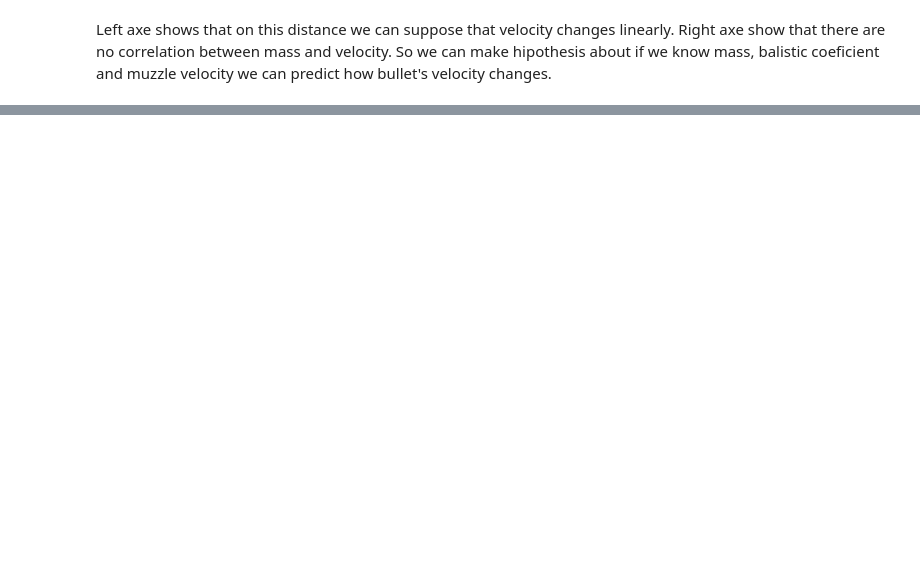
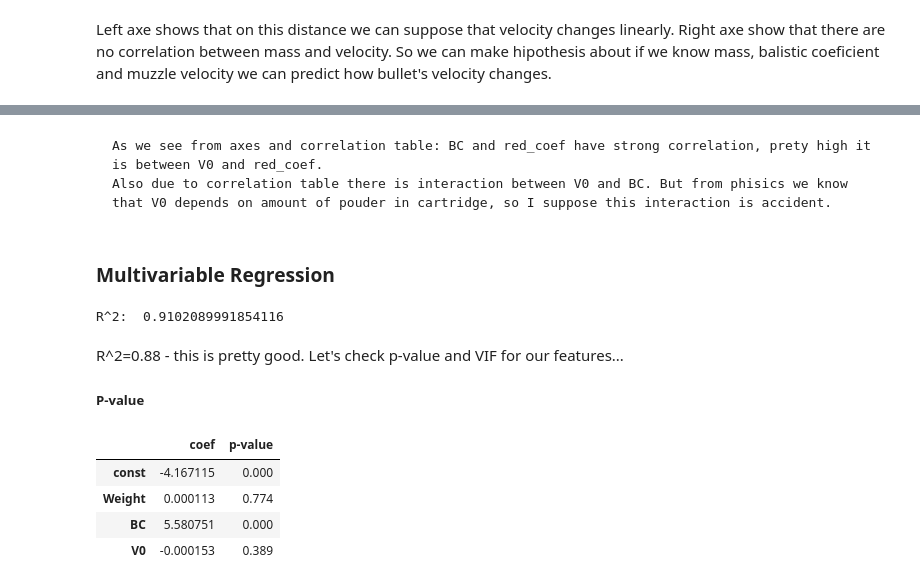
Before and after one commit to OstapVando/BALISTICS_analysis, a Jupyter notebook: main.ipynb, the cells around one changed output, grey strips where cells are left out. Cells and saved outputs as stored; diff of their text form; code cells hidden in the pictures; blank space fills up the shorter version.

Commit message:
Learning of Linear Regressive model is done

```diff
--- a/main.ipynb
+++ b/main.ipynb
@@ -231,0 +234,35 @@ sns.set_style('white')
+# %% [markdown]
+    As we see from axes and correlation table: BC and red_coef have strong correlation, prety high it is between V0 and red_coef.
+    Also due to correlation table there is interaction between V0 and BC. But from phisics we know that V0 depends on amount of pouder in cartridge, so I suppose this interaction is accident.
+# %% [markdown]
+### Multivariable Regression
+# %%
+#model training
+model = LinearRegression()
+X = temporary_df.drop(columns=['red_coef'])
+y = temporary_df['red_coef']
+model.fit(X, y)
+
+#what we've get:
+print('R^2: ', model.score(X, y))
+# %% [output]
+R^2:  0.9102089991854116
+# %% [markdown]
+R^2=0.88 - this is pretty good.
+Let's check p-value and VIF for our features...
+
+
+##### P-value
+# %%
+X_incl_const = sm.add_constant(X)
+
+model = sm.OLS(y, X_incl_const)
+results = model.fit()
+
+pd.DataFrame({'coef': results.params, 'p-value': round(results.pvalues, 3)})
+# %% [output]
+|  | coef | p-value |
+| const | -4.167115 | 0.000 |
+| Weight | 0.000113 | 0.774 |
+| BC | 5.580751 | 0.000 |
+| V0 | -0.000153 | 0.389 |
```
Also changed, not shown: parts of 23 cells of this notebook.
